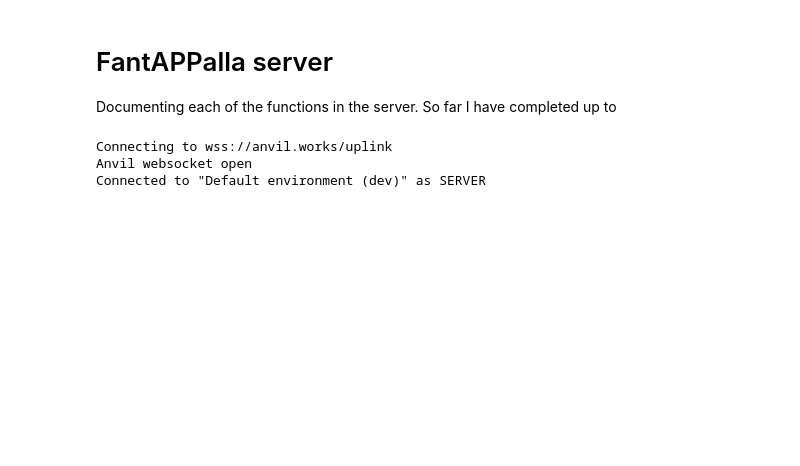
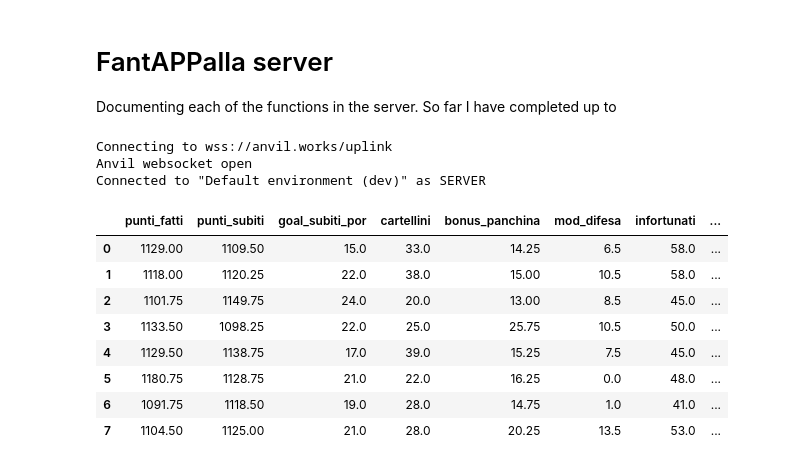
Before and after one commit to lucaagozzino/Fantapalla_simulazioni, a Jupyter notebook: Database/App_server_pietro-checkpoint.ipynb, the cells around one changed output. Drawn from its saved outputs; the diff is of its cells as text; code cells hidden in the pictures; blank space fills up the shorter version.

```diff
--- a/Database/App_server_pietro-checkpoint.ipynb
+++ b/Database/App_server_pietro-checkpoint.ipynb
@@ -43,6 +43,18 @@ pf_med, pf_std, ps_med, ps_std, gf_med, gf_std = cumulative_data(Results, giorna
 Total = make_Total_df(Results, giornate, goal_marks)
 Tot_per_round = partial_totals(Results, giornate, tot_giornate, goal_marks)
 #Total.head(10)
+# %%
+Tot_per_round[-2]
+# %% [output]
+|  | punti_fatti | punti_subiti | goal_subiti_por | cartellini | bonus_panchina | mod_difesa | infortunati | ... |
+| 0 | 1129.00 | 1109.50 | 15.0 | 33.0 | 14.25 | 6.5 | 58.0 | ... |
+| 1 | 1118.00 | 1120.25 | 22.0 | 38.0 | 15.00 | 10.5 | 58.0 | ... |
+| 2 | 1101.75 | 1149.75 | 24.0 | 20.0 | 13.00 | 8.5 | 45.0 | ... |
+| 3 | 1133.50 | 1098.25 | 22.0 | 25.0 | 25.75 | 10.5 | 50.0 | ... |
+| 4 | 1129.50 | 1138.75 | 17.0 | 39.0 | 15.25 | 7.5 | 45.0 | ... |
+| 5 | 1180.75 | 1128.75 | 21.0 | 22.0 | 16.25 | 0.0 | 48.0 | ... |
+| 6 | 1091.75 | 1118.50 | 19.0 | 28.0 | 14.75 | 1.0 | 41.0 | ... |
+| 7 | 1104.50 | 1125.00 | 21.0 | 28.0 | 20.25 | 13.5 | 53.0 | ... |
 # %%
 ######################################################################
 # Dictionary for form: Squadra.Stats
```
Also changed, not shown: parts of 5 cells of this notebook, 1 other file.
